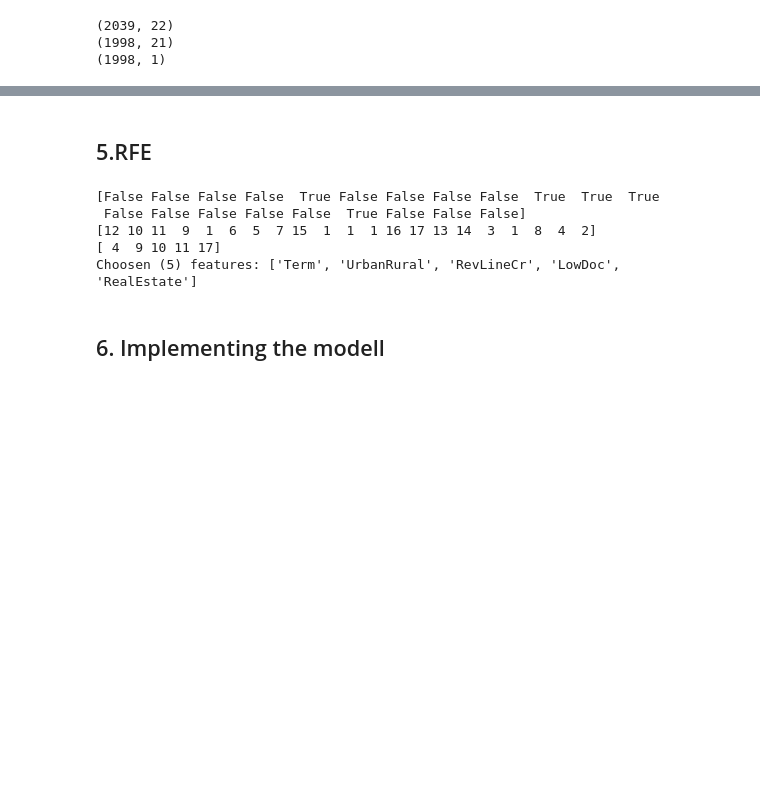
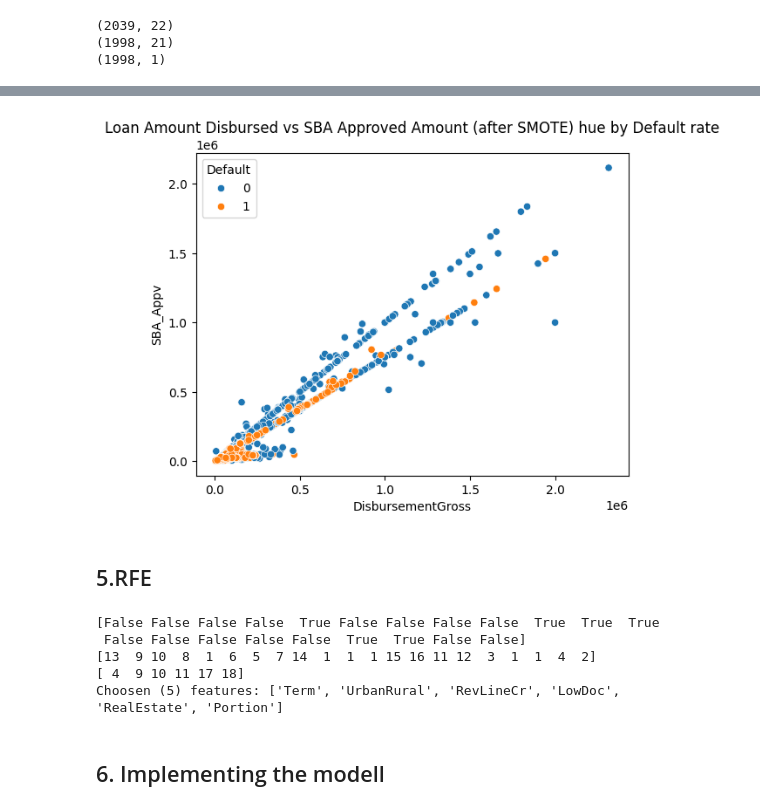
Before and after one commit to MrBigJupiter/sba-loan-default-prediction_project, a Jupyter notebook: notebooks/loan_default_log_reg.ipynb, the cells around one changed output, grey strips where cells are left out. Saved outputs shown, nothing was run; the diff lists cells and outputs as text; code cells hidden in the pictures; blank space fills up the shorter version.

```diff
--- a/notebooks/loan_default_log_reg.ipynb
+++ b/notebooks/loan_default_log_reg.ipynb
@@ -480,10 +487,17 @@ print(os_data_y.shape)
+# %%
+os_data = pd.concat([os_data_X, os_data_y], axis = 1)
+sns.scatterplot(data=os_data, x='DisbursementGross', y='SBA_Appv', hue='Default')
+plt.title('Loan Amount Disbursed vs SBA Approved Amount (after SMOTE) hue by Default rate')
+plt.show()
+# %% [output]
+[figure, added]
 # %% [markdown]
 ## 5.RFE
 # %%
 data_final_vars=data_final.columns.values.tolist()
 
 logreg = LogisticRegression(max_iter=1000)
-rfe = RFE(estimator=logreg, n_features_to_select=5)
+rfe = RFE(estimator=logreg, n_features_to_select=6)
 rfe = rfe.fit(os_data_X, os_data_y.values.ravel())
 print(rfe.support_)
 print(rfe.ranking_)
@@ -495,10 +509,10 @@ selected_names = os_data_X.columns[selected_idx]       # Index([...])
 print("Choosen (5) features:", list(selected_names))
 # %% [output]
 [False False False False  True False False False False  True  True  True
- False False False False False  True False False False]
-[12 10 11  9  1  6  5  7 15  1  1  1 16 17 13 14  3  1  8  4  2]
-[ 4  9 10 11 17]
-Choosen (5) features: ['Term', 'UrbanRural', 'RevLineCr', 'LowDoc', 'RealEstate']
+ False False False False False  True  True False False]
+[13  9 10  8  1  6  5  7 14  1  1  1 15 16 11 12  3  1  1  4  2]
+[ 4  9 10 11 17 18]
+Choosen (5) features: ['Term', 'UrbanRural', 'RevLineCr', 'LowDoc', 'RealEstate', 'Portion']
 # %% [markdown]
 ## 6. Implementing the modell
 # %%
```
Also changed, not shown: parts of 5 cells of this notebook.
